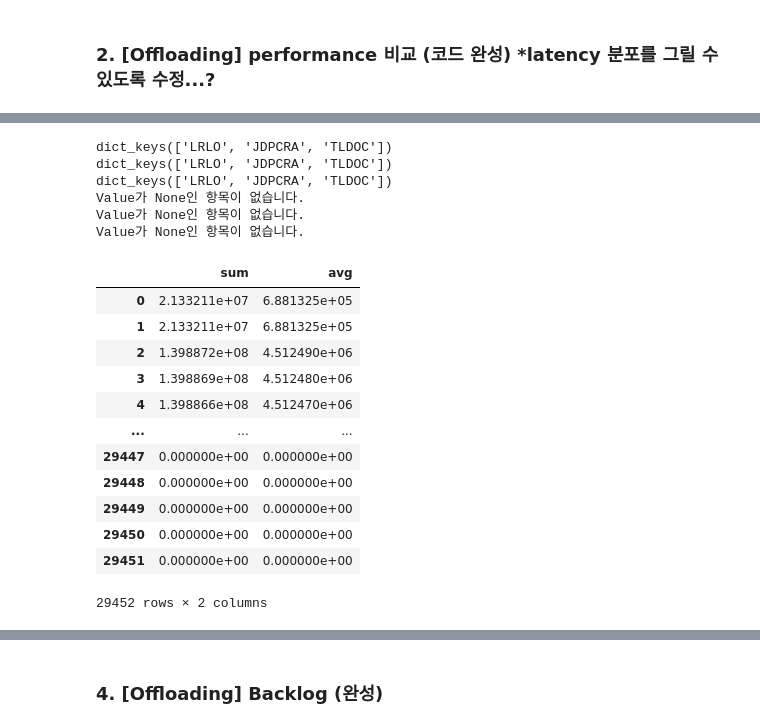
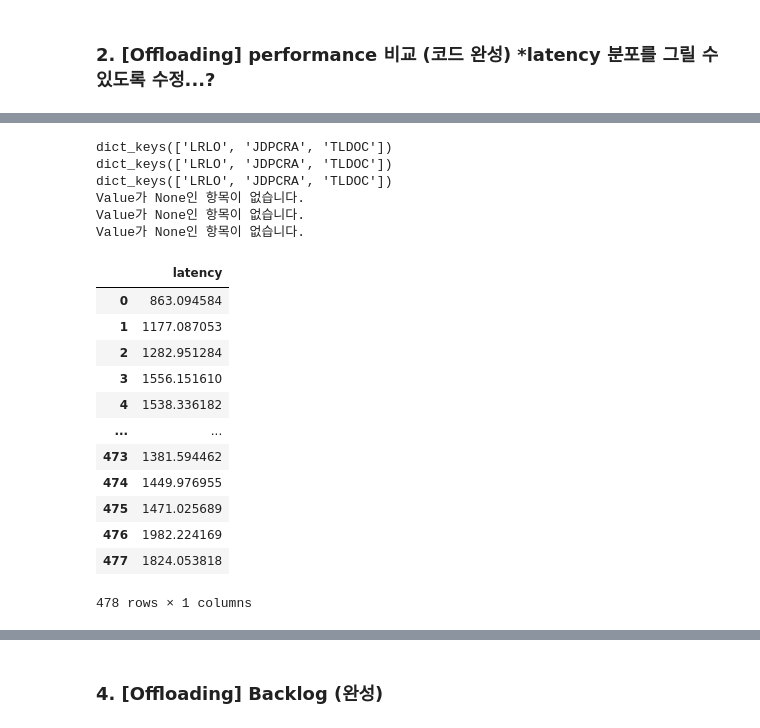
Before and after one commit to webb-c/Visualization-is-All-you-Need, a Jupyter notebook: LRLO_revision.ipynb, the cells around one changed output, grey strips where cells are left out. Saved outputs shown, nothing was run; the diff lists cells and outputs as text; code cells hidden in the pictures.

```diff
--- a/LRLO_revision.ipynb
+++ b/LRLO_revision.ipynb
@@ -159,19 +177,21 @@ drop_df
 # %%
 from matplotlib.ticker import FuncFormatter
 
-axis_size = 13
-label_size = 15
+legend_size = 13
+axis_size = 14
+label_size = 20
 
 drop_df['method_with_target'] = drop_df.apply(
     lambda row: "LRLO(Ours)" if row['method'] == "LRLO" else (f"{row['method']}({row['target_f1']})" if not pd.isna(row['target_f1']) else row['method']),
     axis=1
 )
+drop_df.rename(columns={'f1_score': 'accuracy'}, inplace=True)
 datasets = drop_df['dataset'].unique()
 
 for dataset in datasets:
     subset = drop_df[drop_df['dataset'] == dataset]
 
-    melted_df = subset.melt(id_vars=['method_with_target'], value_vars=['f1_score', 'fraction'],
+    melted_df = subset.melt(id_vars=['method_with_target'], value_vars=['accuracy', 'fraction'],
                             var_name='Metric', value_name='Value')
 
     fig, ax = plt.subplots(figsize=(7.2, 6))
@@ -190,12 +210,12 @@ for dataset in datasets:
     ax.yaxis.set_major_formatter(FuncFormatter(lambda y, _: f'{y * 100:.0f}'))  # 예: 0.1 -> 10
 
     # y축 tick 폰트 크기 조정
-    ax.tick_params(axis='y', labelsize=axis_size)
-    ax2.tick_params(axis='y', labelsize=axis_size)
+    ax.tick_params(axis='y', labelsize=axis_size, size=0, which='both')
+    ax2.tick_params(axis='y', labelsize=axis_size, size=0, which='both')
 
     # 범례 폰트 크기 조정
-    ax.legend(loc='upper left', fontsize=axis_size)
-    ax2.legend(loc='upper right', fontsize=axis_size)
+    ax.legend(loc='upper left', fontsize=legend_size)
+    ax2.legend(loc='upper right', fontsize=legend_size)
 
     plt.tight_layout()
     plt.show()
@@ -379,45 +403,45 @@ latency_df_dict = {
 for dataset in datasets:
     for method in computation_offloading_method_list:
         if method == 'LRLO':
-            latency_path = f'{experiment_path}/frame_dropping/{method}_{dataset}/{method}/latency/test job 1.csv'
-            df = get_backlog_exp(backlog_path)
+            latency_path = f'{experiment_path}/computation_offloading/{method}_{dataset}/{method}/latency/test job 1.csv'
+            df = get_latency_exp(latency_path)
             latency_df_dict[dataset]['LRLO'] = df
 
         else:
-            latency_path = f'{experiment_path}/frame_dropping/{method}_{dataset}/backlog/test job 1.csv'
-            df = get_backlog_exp(backlog_path)
+            latency_path = f'{experiment_path}/computation_offloading/{method}_{dataset}/latency/test job 1.csv'
+            df = get_latency_exp(latency_path)
             latency_df_dict[dataset][method] = df
 # %%
 print(latency_df_dict['JN'].keys())
 print(latency_df_dict['JK'].keys())
 print(latency_df_dict['SD'].keys())
 
 for dataset in dataset_list:
-    none_items = {key: value for key, value in backlog_df_dict[dataset].items() if value is None}
+    none_items = {key: value for key, value in latency_df_dict[dataset].items() if value is None}
     if none_items:
         print("Value가 None인 항목:", none_items)
     else:
         print("Value가 None인 항목이 없습니다.")
 
 latency_df_dict['JN']['LRLO']
 # %% [output]
 dict_keys(['LRLO', 'JDPCRA', 'TLDOC'])
 dict_keys(['LRLO', 'JDPCRA', 'TLDOC'])
 dict_keys(['LRLO', 'JDPCRA', 'TLDOC'])
 Value가 None인 항목이 없습니다.
 Value가 None인 항목이 없습니다.
 Value가 None인 항목이 없습니다.
-|  | sum | avg |
-| 0 | 2.133211e+07 | 6.881325e+05 |
-| 1 | 2.133211e+07 | 6.881325e+05 |
-| 2 | 1.398872e+08 | 4.512490e+06 |
-| 3 | 1.398869e+08 | 4.512480e+06 |
-| 4 | 1.398866e+08 | 4.512470e+06 |
-| ... | ... | ... |
-| 29447 | 0.000000e+00 | 0.000000e+00 |
-| 29448 | 0.000000e+00 | 0.000000e+00 |
-| 29449 | 0.000000e+00 | 0.000000e+00 |
-| 29450 | 0.000000e+00 | 0.000000e+00 |
-| 29451 | 0.000000e+00 | 0.000000e+00 |
+|  | latency |
+| 0 | 863.094584 |
+| 1 | 1177.087053 |
+| 2 | 1282.951284 |
+| 3 | 1556.151610 |
+| 4 | 1538.336182 |
+| ... | ... |
+| 473 | 1381.594462 |
+| 474 | 1449.976955 |
+| 475 | 1471.025689 |
+| 476 | 1982.224169 |
+| 477 | 1824.053818 |
-29452 rows × 2 columns
+478 rows × 1 columns
 # %%
```
Also changed, not shown: parts of 15 cells of this notebook, 1 other file.
